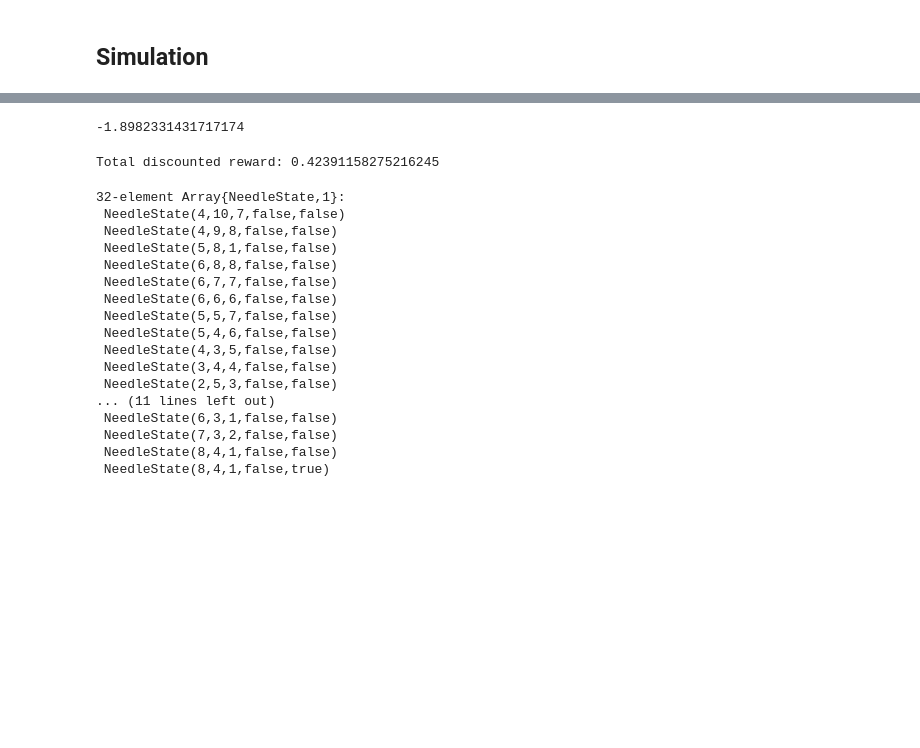
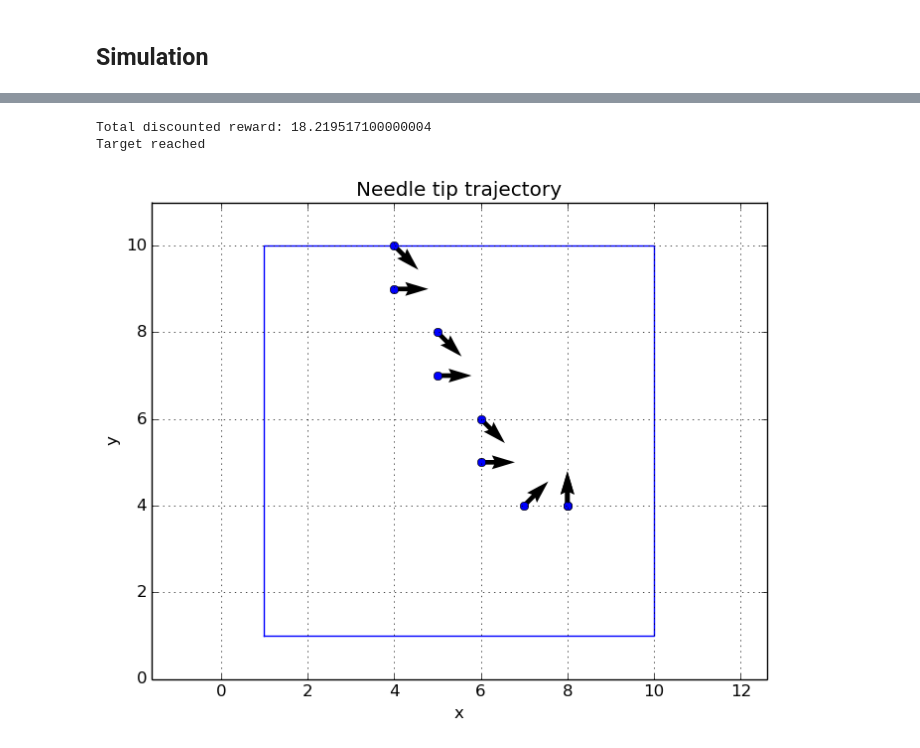
Before and after one commit to michaellin/NeedlePOMDP, a Jupyter notebook: project/NeedleMDP.ipynb, the cells around one changed output, grey strips where cells are left out. Saved outputs shown, nothing was run; the diff lists cells and outputs as text; code cells hidden in the pictures; blank space fills up the shorter version.

```diff
--- a/project/NeedleMDP.ipynb
+++ b/project/NeedleMDP.ipynb
@@ -553,37 +556,40 @@ Total discounted reward: -2.5418658283290014
 # %%
-N = 10000
-r_all = ones(1,N)
-for i = 1:N
-    r_all[i] = simulate(hist, mdp, policy_vi, s)
-end
-mean(r_all)
+# N = 100000
+# r_all = ones(1,N)
+# for i = 1:N
+#     r_all[i] = simulate(hist, mdp, policy_vi, s)
+# end
+# println(value(policy_vi, s))
+# mean(r_all)
-# %% [output]
--1.8982331431717174
 # %%
-s = NeedleState(4,10,7) # this is our starting state
-hist = HistoryRecorder()
+s = NeedleState(4,10,7)
 
-r = simulate(hist, mdp, policy_MCTS, s)
+hist_MCTS = HistoryRecorder()
+r = simulate(hist_MCTS, mdp, policy_MCTS, s)
 
 println("Total discounted reward: $r")
 
-hist.state_hist
+if hist_MCTS.state_hist[end].x == mdp.reward_states[1].x && hist_MCTS.state_hist[end].y == mdp.reward_states[1].y
+    println("Target reached")
+else
+    println("Target missed")
+end
 # %% [output]
-Total discounted reward: 0.42391158275216245
+Total discounted reward: 18.219517100000004
+Target reached
-32-element Array{NeedleState,1}:
- NeedleState(4,10,7,false,false)
- NeedleState(4,9,8,false,false)
- NeedleState(5,8,1,false,false)
- NeedleState(6,8,8,false,false)
- NeedleState(6,7,7,false,false)
- NeedleState(6,6,6,false,false)
- NeedleState(5,5,7,false,false)
- NeedleState(5,4,6,false,false)
- NeedleState(4,3,5,false,false)
- NeedleState(3,4,4,false,false)
- NeedleState(2,5,3,false,false)
-... (11 lines left out)
- NeedleState(6,3,1,false,false)
- NeedleState(7,3,2,false,false)
- NeedleState(8,4,1,false,false)
- NeedleState(8,4,1,false,true)
+# %%
+for s in hist_MCTS.state_hist
+    plot(s.x,s.y,color="b",marker="o")
+    quiver(s.x,s.y,0.5*cos(s.psi*pi/4),0.5*sin(s.psi*pi/4))
+    hold(true)
+end
+plot([1 10 10 1 1]',[1 1 10 10 1]') # tissue bounds
+
+title("Needle tip trajectory")
+axis("equal")
+axis([0, 11, 0, 11])
+xlabel("x")
+ylabel("y")
+grid(true)
+# %% [output]
+[figure, added]
```
Also changed, not shown: parts of 8 cells of this notebook.
